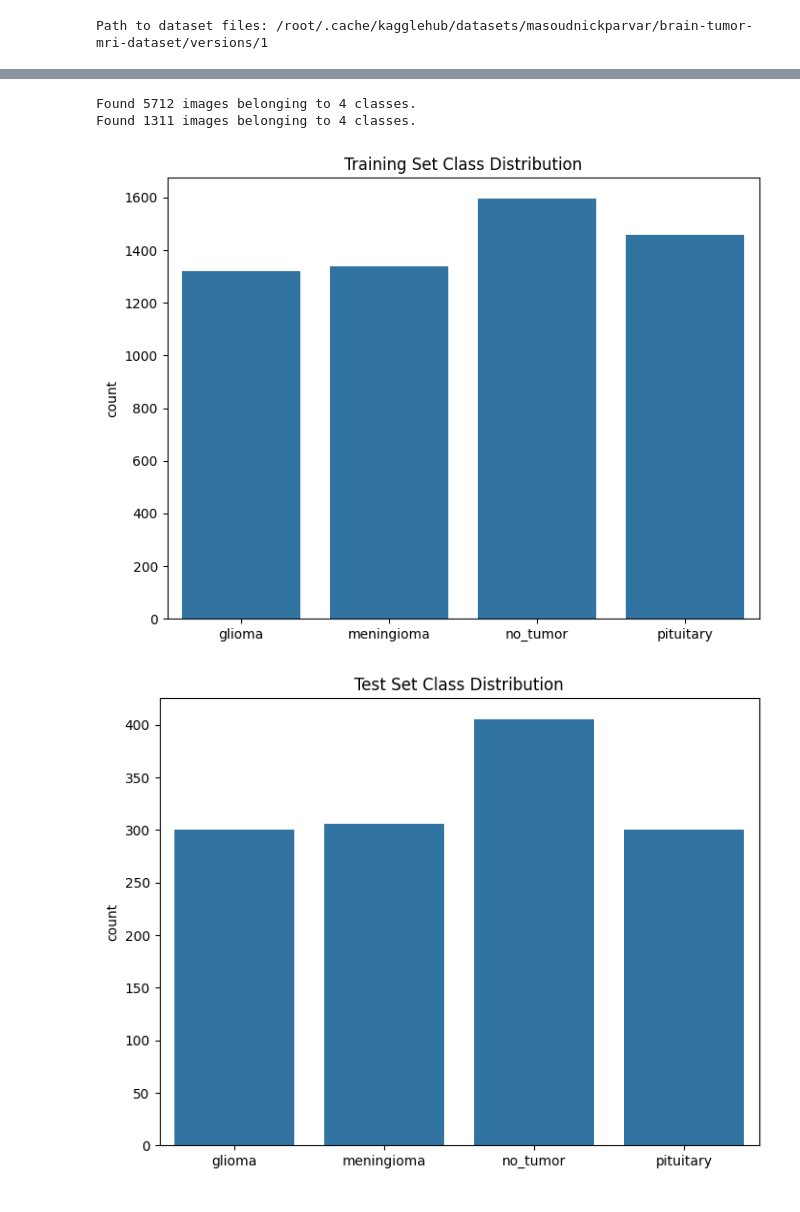
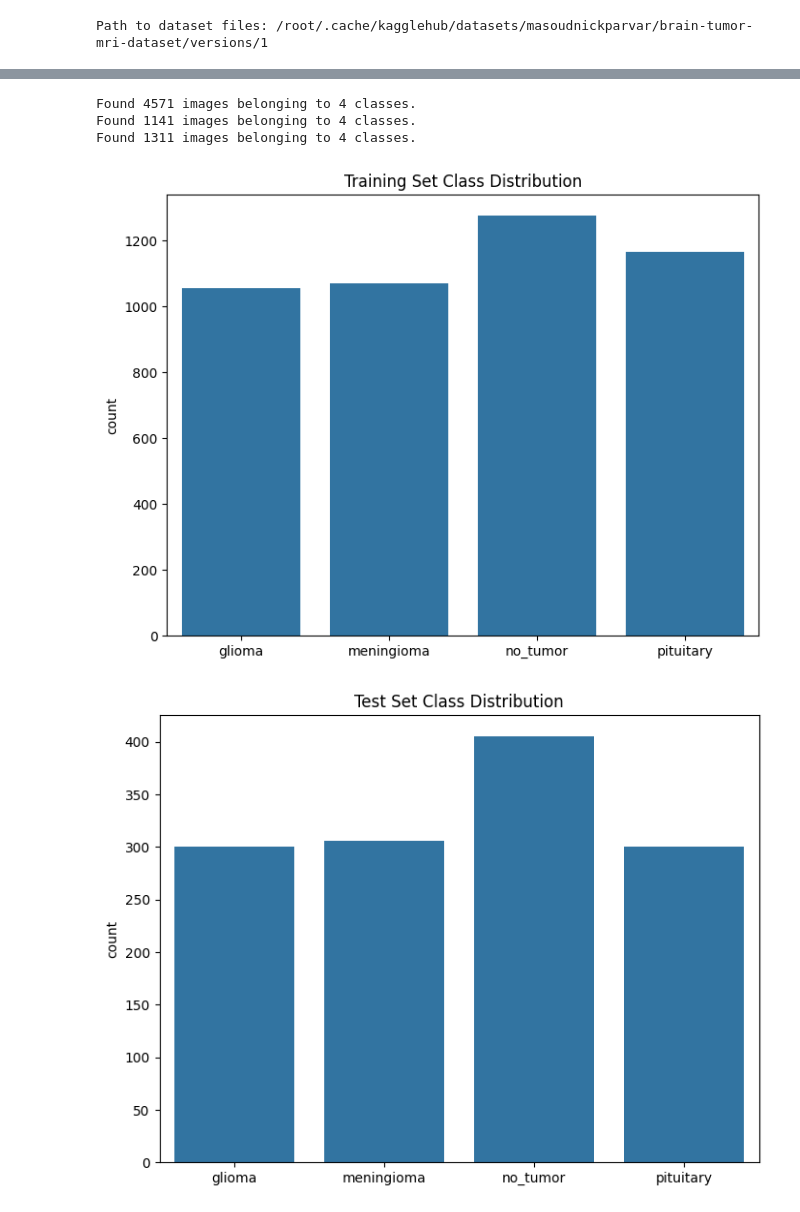
Before and after one commit to rakshathavasudev/BrainTumourClassification, a Jupyter notebook: DeepLearning_baseline_Project.ipynb, the cells around one changed output, grey strips where cells are left out. Saved outputs shown, nothing was run; the diff lists cells and outputs as text; code cells hidden in the pictures.

```diff
--- a/DeepLearning_baseline_Project.ipynb
+++ b/DeepLearning_baseline_Project.ipynb
@@ -57,42 +58,62 @@ TEST_DIR = '/content/drive/MyDrive/DL_Project/dataset_new/1/Testing'  # Path to
 # Directory names for labels
 class_names = ['glioma', 'meningioma', 'no_tumor', 'pituitary']
 # %%
-# Data Augmentation (optional)
-datagen = ImageDataGenerator(rescale=1./255,  # Normalize pixel values to [0, 1]
-                             rotation_range=20,
-                             width_shift_range=0.2,
-                             height_shift_range=0.2,
-                             shear_range=0.2,
-                             zoom_range=0.2,
-                             horizontal_flip=True,
-                             fill_mode='nearest')
+from sklearn.model_selection import train_test_split
+import tensorflow as tf
 
-# Image data generator for training and testing datasets
-train_gen = datagen.flow_from_directory(
-    TRAIN_DIR,  # Path to training data directory
-    target_size=(IMG_SIZE, IMG_SIZE),  # Resize images
-    batch_size=32,  # Number of images to return in each batch
-    class_mode='categorical'  # For multi-class classification
+# Define your ImageDataGenerator for augmentation (same as before, but I've added validation_split)
+datagen = ImageDataGenerator(
+    rescale=1./255,
+    rotation_range=20,
+    width_shift_range=0.2,
+    height_shift_range=0.2,
+    shear_range=0.2,
+    zoom_range=0.2,
+    horizontal_flip=True,
+    fill_mode='nearest',
+    validation_split=0.2  # 20% of the data will be used for validation
 )
 
-test_gen = datagen.flow_from_directory(
-    TEST_DIR,  # Path to testing data directory
-    target_size=(IMG_SIZE, IMG_SIZE),  # Resize images
-    batch_size=32,  # Number of images to return in each batch
-    class_mode='categorical'  # For multi-class classification
+# Use flow_from_directory for the training set
+train_gen = datagen.flow_from_directory(
+    TRAIN_DIR,
+    target_size=(IMG_SIZE, IMG_SIZE),
+    batch_size=32,
+    class_mode='categorical',
+    subset='training', # This is the training subset
+    seed=42  # Important for reproducibility
+)
+
+# Use flow_from_directory for the validation set
+validation_gen = datagen.flow_from_directory(
+    TRAIN_DIR,  # Note: Same directory as training!
+    target_size=(IMG_SIZE, IMG_SIZE),
+    batch_size=32,
+    class_mode='categorical',
+    subset='validation', # This is the validation subset
+    seed=42
+)
+
+# Keep test_gen as it is (assuming TEST_DIR is a separate directory)
+test_gen = ImageDataGenerator(rescale=1./255).flow_from_directory(  # Important: No validation_split here
+    TEST_DIR,
+    target_size=(IMG_SIZE, IMG_SIZE),
+    batch_size=32,
+    class_mode='categorical'
 )
 
 # Check the class distribution in the training set
 train_labels = train_gen.classes
 plt.figure(figsize=(8, 6))
 sns.countplot(x=train_labels)
 plt.xticks(ticks=np.arange(len(class_names)), labels=class_names)
 plt.title('Training Set Class Distribution')
 plt.show()
 # %% [output]
-Found 5712 images belonging to 4 classes.
+Found 4571 images belonging to 4 classes.
+Found 1141 images belonging to 4 classes.
 Found 1311 images belonging to 4 classes.
-[figure, old version]
+[figure, new version]
 # %%
 # Check the class distribution in the test set
 test_labels = test_gen.classes
```
Also changed, not shown: parts of 12 cells of this notebook.
